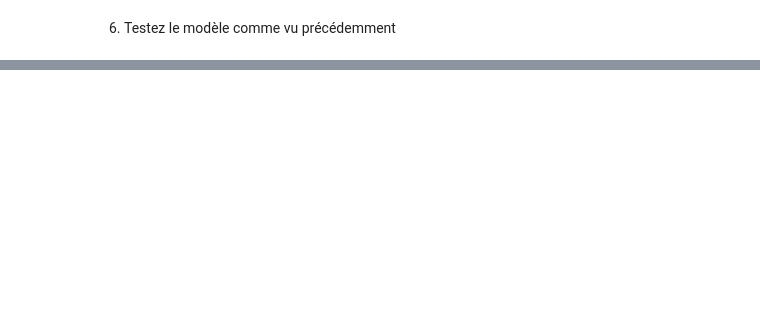
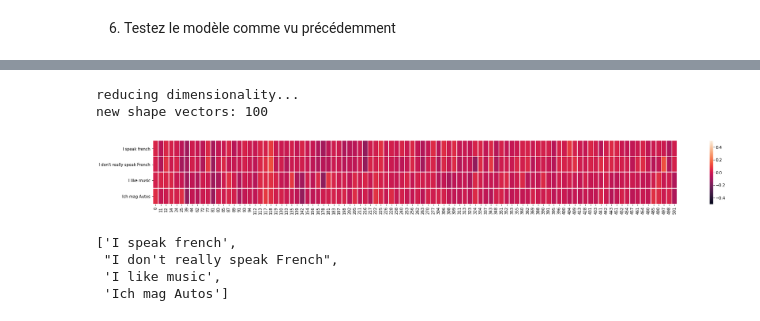
Before and after one commit to joni115/Machine-translation, a Jupyter notebook: TP -- Machine translationFr.ipynb, the cells around one changed output, grey strips where cells are left out. Saved outputs shown, nothing was run; the diff lists cells and outputs as text; code cells hidden in the pictures; blank space fills up the shorter version.

Commit message:
adding sentence embeddings TP MT

```diff
--- a/TP -- Machine translationFr.ipynb
+++ b/TP -- Machine translationFr.ipynb
@@ -94,0 +248,10 @@ graphic_words(words=['mot1', 'mot2', 'mot3'])
+# %%
+get_heat_map_sentences(['I speak french',  'I don\'t really speak French', 'I like music', 'Ich mag Autos'])
+# %% [output]
+reducing dimensionality...
+new shape vectors: 100
+[figure, added]
+['I speak french',
+ "I don't really speak French",
+ 'I like music',
+ 'Ich mag Autos']
```
Also changed, not shown: parts of 22 cells of this notebook.
